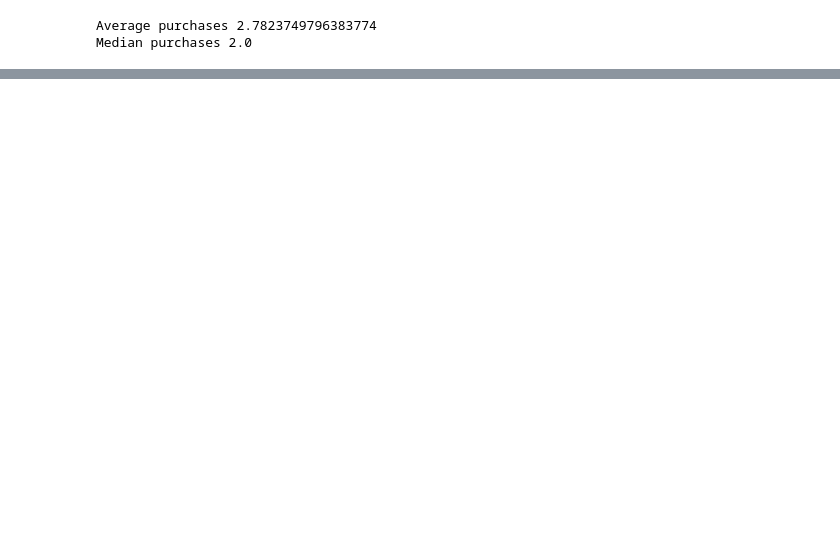
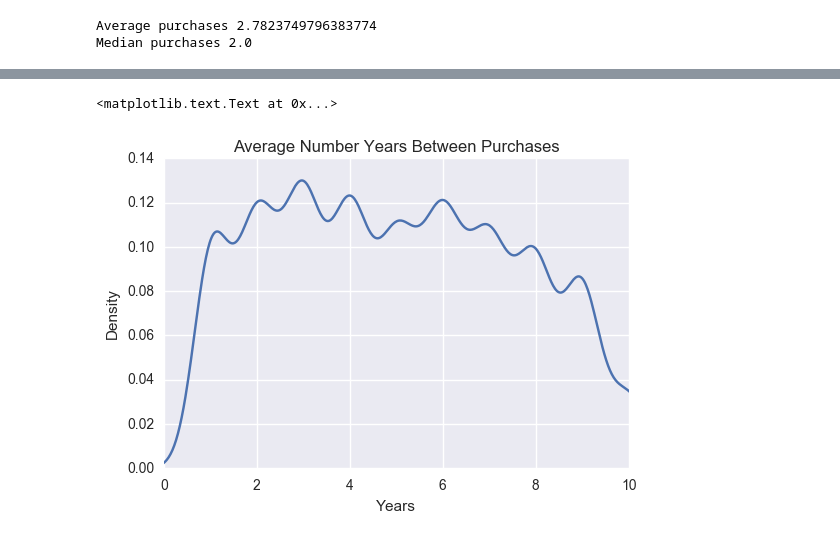
Before and after one commit to jonhilgart22/Galvanize-Data-Leadership, a Jupyter notebook: week5-MCM-CLV/Team-8-Markov-Chains.ipynb, the cells around one changed output, grey strips where cells are left out. Saved outputs shown, nothing was run; the diff lists cells and outputs as text; code cells hidden in the pictures; blank space fills up the shorter version.

```diff
--- a/week5-MCM-CLV/Team-8-Markov-Chains.ipynb
+++ b/week5-MCM-CLV/Team-8-Markov-Chains.ipynb
@@ -67,0 +127,7 @@ original_df.groupby(by=['customer_id']).count()['amount'].plot(kind='bar') ## nu
+# %%
+original_df.groupby(by=['customer_id'])['years_since_purchase'].mean().reset_index()['years_since_purchase'].plot(kind='kde',xlim=[0,10])
+plt.title('Average Number Years Between Purchases')
+plt.xlabel('Years')
+# %% [output]
+<matplotlib.text.Text at 0x...>
+[figure, added]
```
Also changed, not shown: parts of 27 cells of this notebook.
